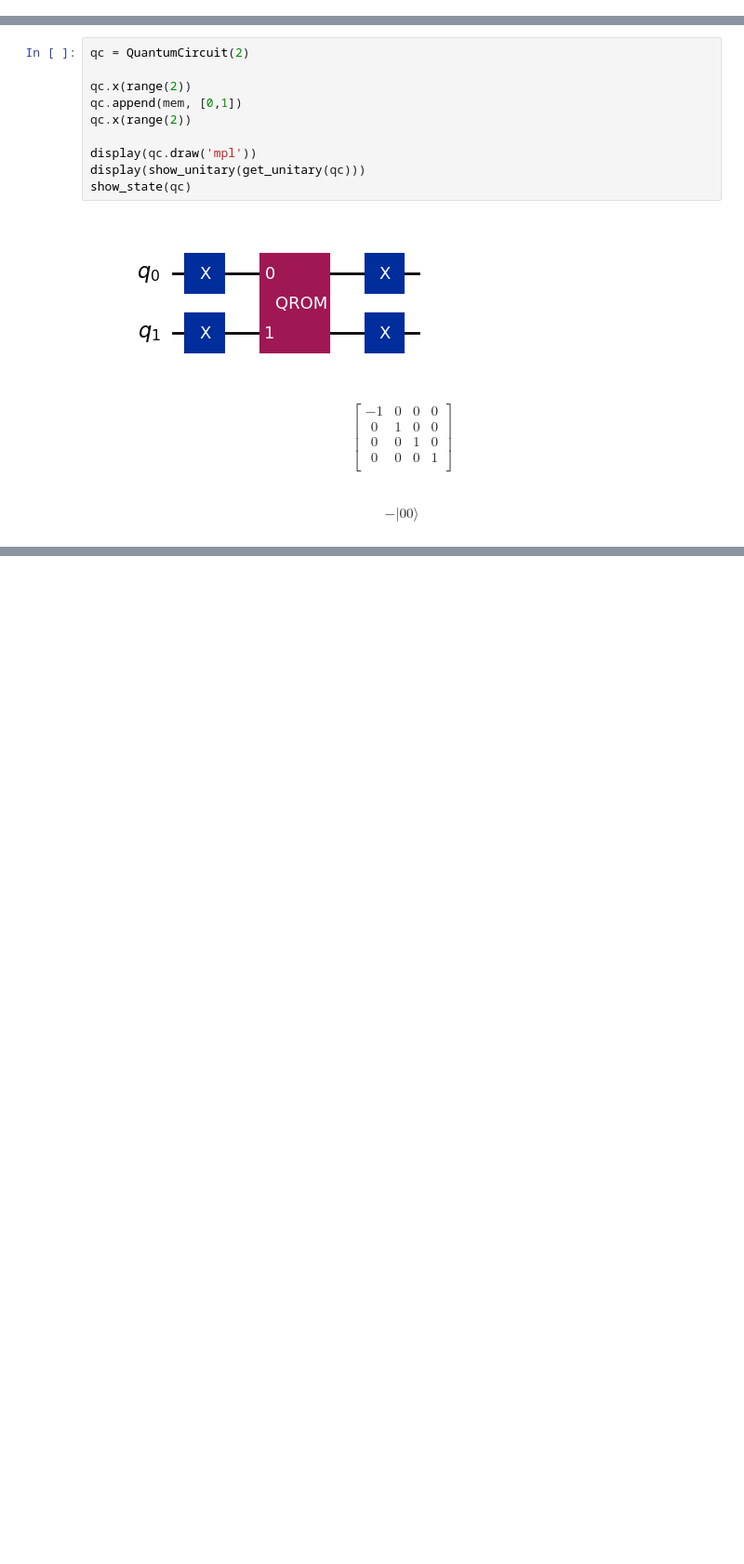
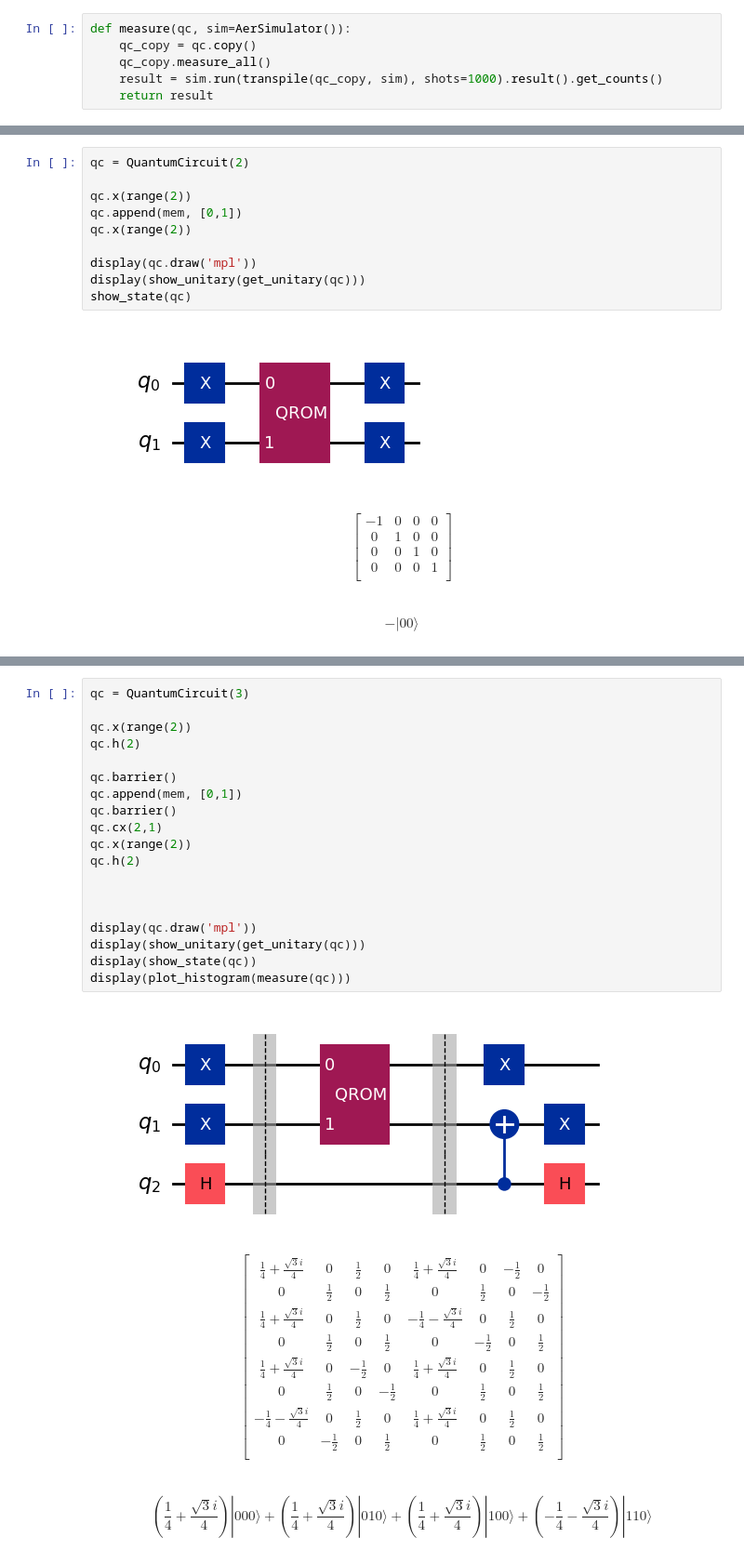
Before and after one commit to Dpbm/scientific-research-1-quantum-oracles, a Jupyter notebook: code/qram.ipynb, the cells around one changed output, grey strips where cells are left out. Shown: that part at 93% size. Cells and saved outputs as stored; diff of their text form; blank space fills up the shorter version.

```diff
--- a/code/qram.ipynb
+++ b/code/qram.ipynb
@@ -14,6 +15,12 @@ def get_unitary(qc, sim=AerSimulator()):
     qc_copy.save_unitary()
     unitary = sim.run(transpile(qc_copy, sim), shots=1000).result().get_unitary()
     return unitary
+# %%
+def measure(qc, sim=AerSimulator()):
+    qc_copy = qc.copy()
+    qc_copy.measure_all()
+    result = sim.run(transpile(qc_copy, sim), shots=1000).result().get_counts()
+    return result
 # %%
 mem = QuantumCircuit(2, name="QROM")
 mem.cz(0,1)
@@ -52,0 +102,34 @@ $$- |00\rangle$$
+# %%
+qc = QuantumCircuit(3)
+
+qc.x(range(2))
+qc.h(2)
+
+qc.barrier()
+qc.append(mem, [0,1])
+qc.barrier()
+qc.cx(2,1)
+qc.x(range(2))
+qc.h(2)
+
+
+
+display(qc.draw('mpl'))
+display(show_unitary(get_unitary(qc)))
+display(show_state(qc))
+display(plot_histogram(measure(qc)))
+# %% [output]
+[figure, added]
+$$
+\begin{bmatrix}
+\frac{1}{4} + \frac{\sqrt{3} i}{4} & 0 & \frac{1}{2} & 0 & \frac{1}{4} + \frac{\sqrt{3} i}{4} & 0 & - \frac{1}{2} & 0  \\
+ 0 & \frac{1}{2} & 0 & \frac{1}{2} & 0 & \frac{1}{2} & 0 & - \frac{1}{2}  \\
+ \frac{1}{4} + \frac{\sqrt{3} i}{4} & 0 & \frac{1}{2} & 0 & - \frac{1}{4} - \frac{\sqrt{3} i}{4} & 0 & \frac{1}{2} & 0  \\
+ 0 & \frac{1}{2} & 0 & \frac{1}{2} & 0 & - \frac{1}{2} & 0 & \frac{1}{2}  \\
+ \frac{1}{4} + \frac{\sqrt{3} i}{4} & 0 & - \frac{1}{2} & 0 & \frac{1}{4} + \frac{\sqrt{3} i}{4} & 0 & \frac{1}{2} & 0  \\
+ 0 & \frac{1}{2} & 0 & - \frac{1}{2} & 0 & \frac{1}{2} & 0 & \frac{1}{2}  \\
+ - \frac{1}{4} - \frac{\sqrt{3} i}{4} & 0 & \frac{1}{2} & 0 & \frac{1}{4} + \frac{\sqrt{3} i}{4} & 0 & \frac{1}{2} & 0  \\
+ 0 & - \frac{1}{2} & 0 & \frac{1}{2} & 0 & \frac{1}{2} & 0 & \frac{1}{2}  \\
+ \end{bmatrix}
+$$
+$$(\frac{1}{4} + \frac{\sqrt{3} i}{4}) |000\rangle+(\frac{1}{4} + \frac{\sqrt{3} i}{4}) |010\rangle+(\frac{1}{4} + \frac{\sqrt{3} i}{4}) |100\rangle+(- \frac{1}{4} - \frac{\sqrt{3} i}{4}) |110\rangle$$
```
Also changed, not shown: parts of 11 cells of this notebook.
